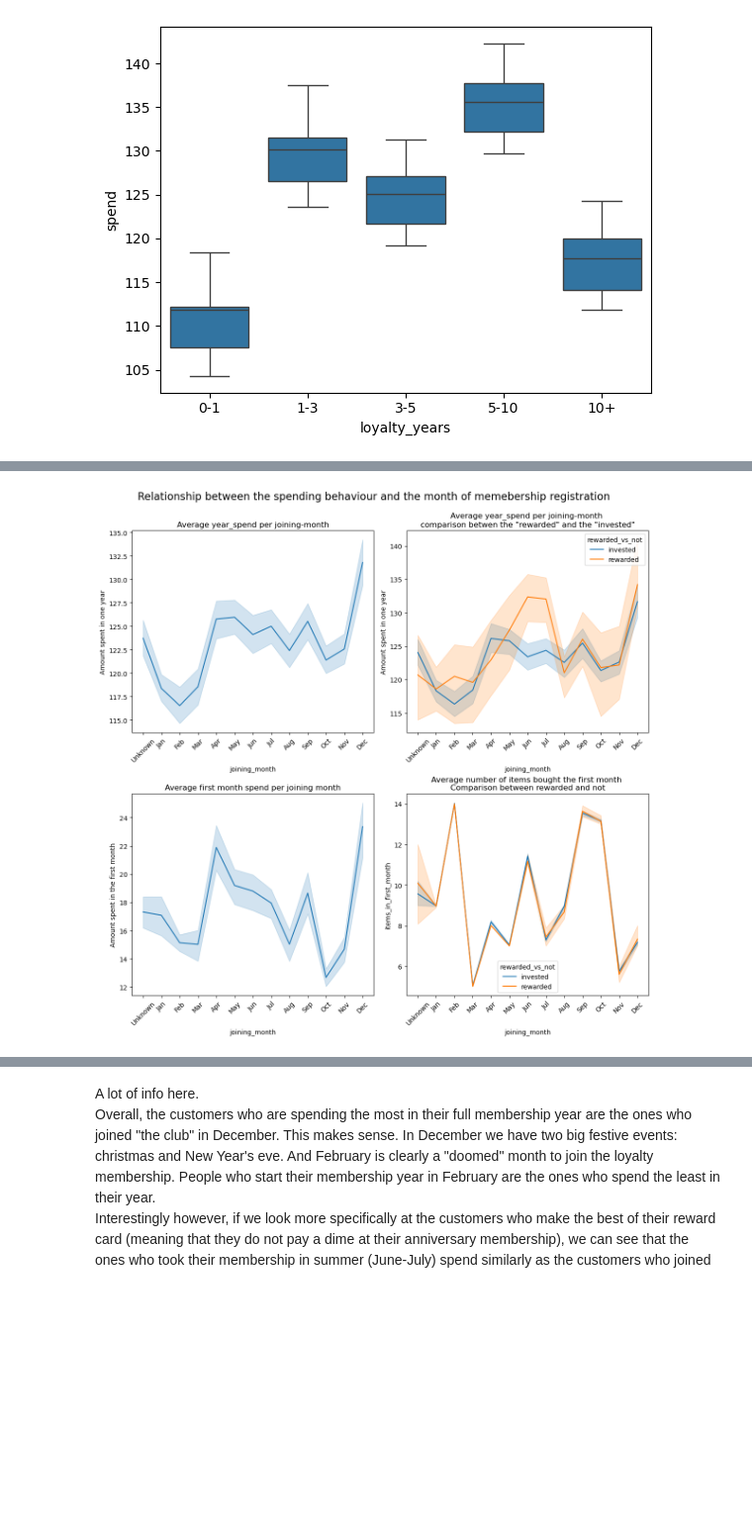
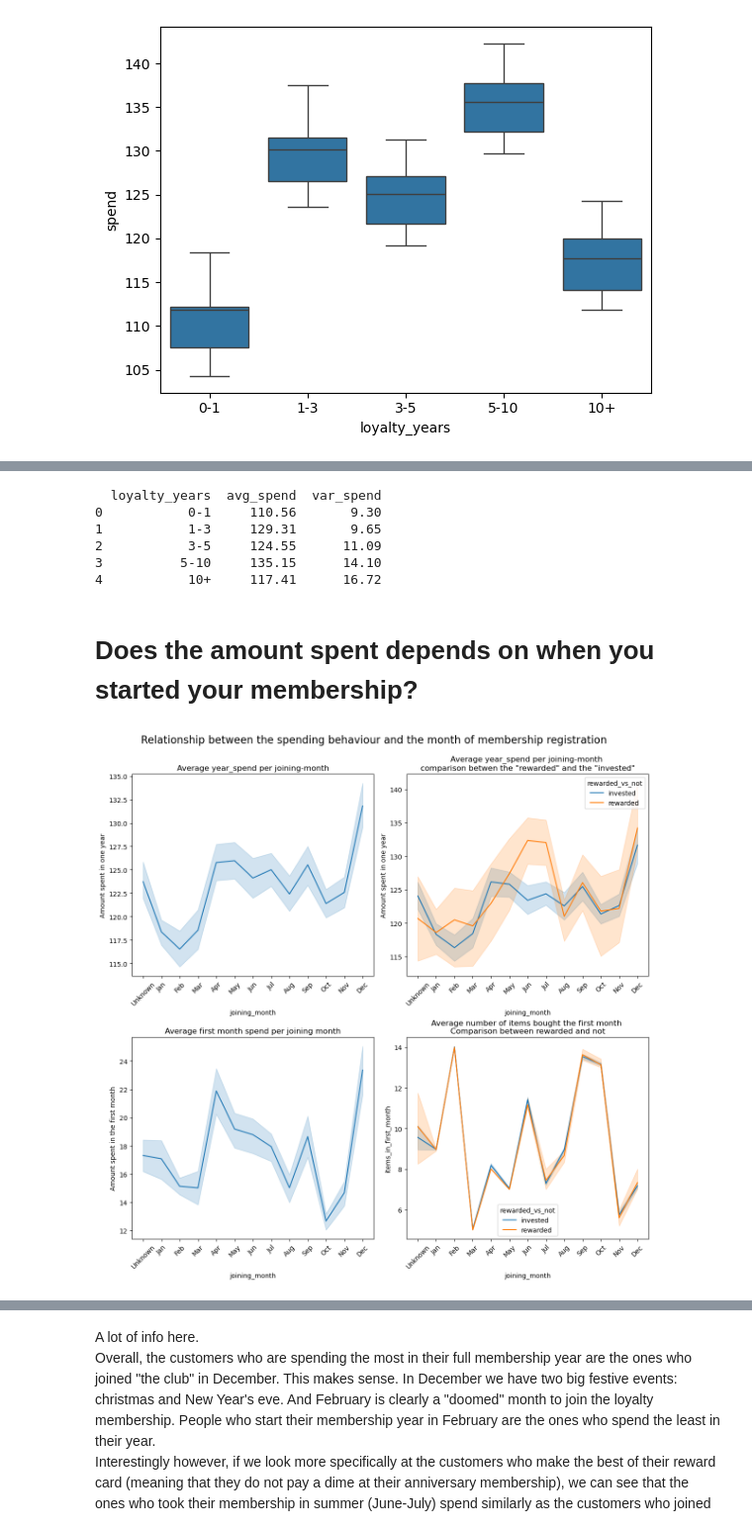
Before and after one commit to flylight-max/EDA_exam_CodeOp, a Jupyter notebook: analysis.ipynb, the cells around one changed output, grey strips where cells are left out. Shown at 99% size. Cells and saved outputs as stored; diff of their text form; code cells hidden in the pictures; blank space fills up the shorter version.

```diff
--- a/analysis.ipynb
+++ b/analysis.ipynb
@@ -396,23 +418,38 @@ I need to test whether there is a trend: the longer you're loyal, the more you s
+# %%
+spend_by_years = pd.DataFrame(customer_data.groupby("loyalty_years")["spend"].agg(avg_spend = "mean", var_spend = "var"))
+spend_by_years = spend_by_years.reset_index()
+spend_by_years["avg_spend"] = spend_by_years["avg_spend"].round(2)
+spend_by_years["var_spend"] = spend_by_years["var_spend"].round(2)
+print(spend_by_years)
+# %% [output]
+  loyalty_years  avg_spend  var_spend
+0           0-1     110.56       9.30
+1           1-3     129.31       9.65
+2           3-5     124.55      11.09
+3          5-10     135.15      14.10
+4           10+     117.41      16.72
+# %% [markdown]
+# **Does the amount spent depends on when you started your membership?**
 # %%
 fig,axes = plt.subplots(2,2, figsize=(12,12))
 sns.lineplot(x="joining_month", y="spend", data=customer_data, ax=axes[0,0])
 sns.lineplot(x="joining_month", y="spend", data=customer_data, hue="rewarded_vs_not", ax=axes[0,1])
 axes[0,0].set_title("Average year_spend per joining-month")
 axes[0,1].set_title('Average year_spend per joining-month \ncomparison betwen the "rewarded" and the "invested"' )
 axes[0,0].set_ylabel("Amount spent in one year")
 axes[0,1].set_ylabel("Amount spent in one year")
 axes[0,0].tick_params(axis="x", rotation=45)
 axes[0,1].tick_params(axis="x", rotation=45)
 sns.lineplot(x="joining_month", y="first_month", data=customer_data, ax=axes[1,0])
 axes[1,0].set_title("Average first month spend per joining month")
 axes[1,0].set_ylabel("Amount spent in the first month")
 axes[1,0].tick_params(axis="x", rotation=45)
 sns.lineplot(x="joining_month", y="items_in_first_month", data=customer_data, hue="rewarded_vs_not", ax=axes[1,1])
 axes[1,1].set_title("Average number of items bought the first month \nComparison between rewarded and not")
 axes[1,1].tick_params(axis="x", rotation=45)
 plt.tight_layout()
-fig.suptitle("Relationship between the spending behaviour and the month of memebership registration", fontsize=16)
+fig.suptitle("Relationship between the spending behaviour and the month of membership registration", fontsize=16)
 plt.subplots_adjust(top=0.91)
 plt.show()
 # %% [output]
-[figure, old version]
+[figure, new version]
```
Also changed, not shown: parts of 39 cells of this notebook, 2 other files.
